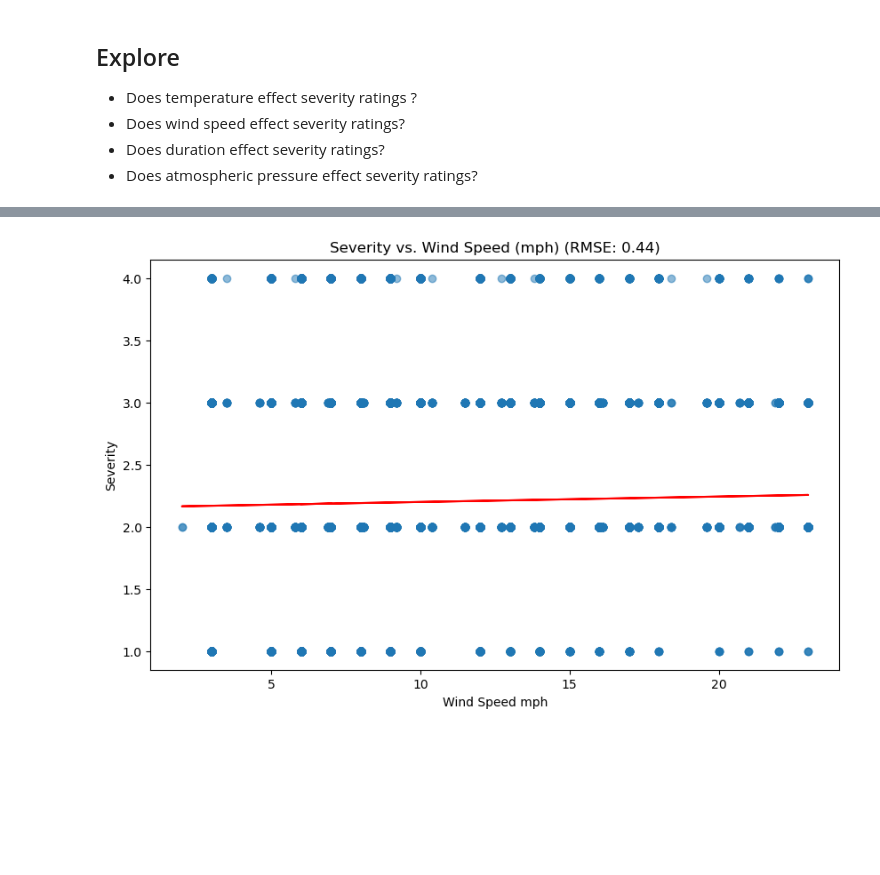
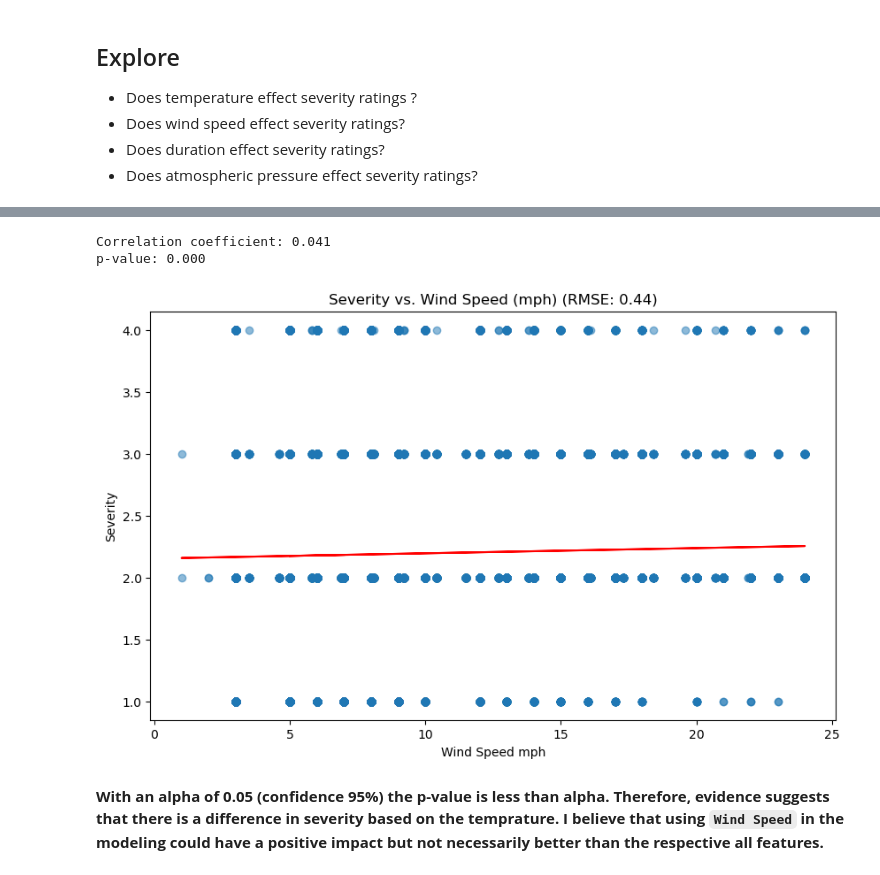
Before and after one commit to Esayas-Asefa/traffic, a Jupyter notebook: final_notebook.ipynb, the cells around one changed output, grey strips where cells are left out. Cells and saved outputs as stored; diff of their text form; code cells hidden in the pictures; blank space fills up the shorter version.

```diff
--- a/final_notebook.ipynb
+++ b/final_notebook.ipynb
@@ -82,8 +104,6 @@ Try using .loc[row_indexer,col_indexer] = value instead
 
 See the caveats in the documentation: https://pandas.pydata.org/pandas-docs/stable/user_guide/indexing.html#returning-a-view-versus-a-copy
   df['end_time'] = pd.to_datetime(df['end_time'])
-# %%
-df = prep.remove_outliers(df)
 # %%
 exp.summarize(df)
 # %% [output]
@@ -212,28 +232,8 @@ plt.show()
 # %%
-import pandas as pd
-import matplotlib.pyplot as plt
-from sklearn.metrics import mean_squared_error
-from sklearn.linear_model import LinearRegression
-
-# Fit a linear regression model
-model = LinearRegression()
-X = train[['wind_speed_mph']]
-y = train['severity']
-model.fit(X, y)
-
-# Make predictions
-y_pred = model.predict(X)
-
-# Calculate RMSE
-rmse = mean_squared_error(y, y_pred, squared=False)
-
-# Create a scatter plot
-plt.figure(figsize=(10, 6))
-plt.scatter(train['wind_speed_mph'], train['severity'], alpha=0.5)
-plt.plot(train['wind_speed_mph'], y_pred, color='red')
-plt.title(f'Severity vs. Wind Speed (mph) (RMSE: {rmse:.2f})')
-plt.xlabel('Wind Speed mph')
-plt.ylabel('Severity')
-plt.show()
+exp.plot_severity_vs_wind_speed(train)
 # %% [output]
+Correlation coefficient: 0.041
+p-value: 0.000
-[figure, old version]
+[figure, new version]
+# %% [markdown]
+**With an alpha of 0.05 (confidence 95%) the p-value is less than alpha. Therefore, evidence suggests that there is a difference in severity based on the temprature. I believe that using `Wind Speed` in the modeling could have a positive impact but not necessarily better than the respective all features.**
```
Also changed, not shown: parts of 32 cells of this notebook, 4 other files.
